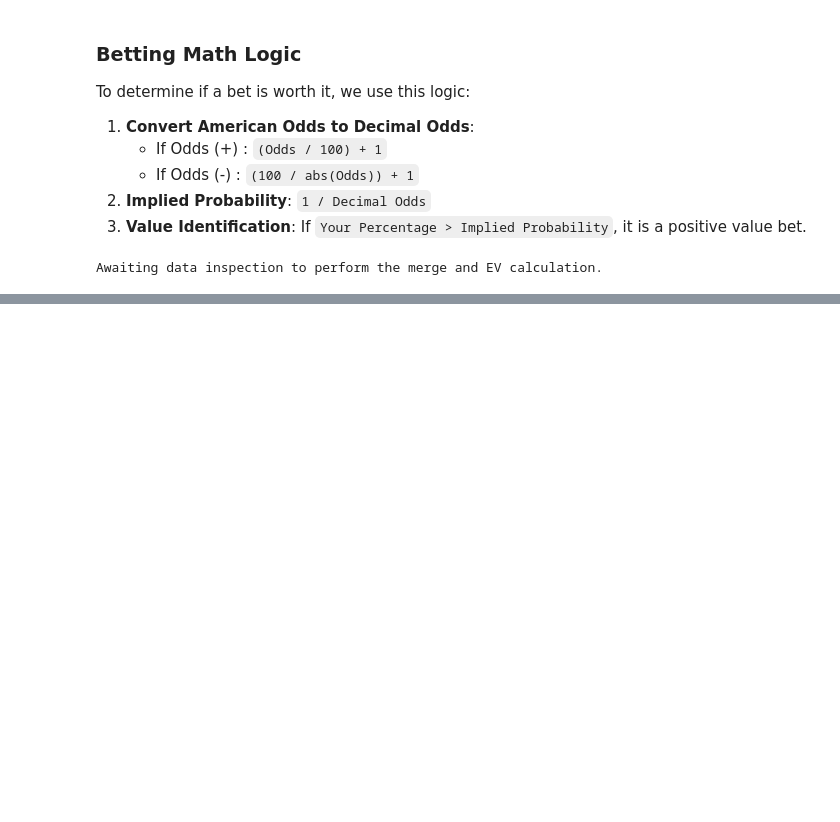
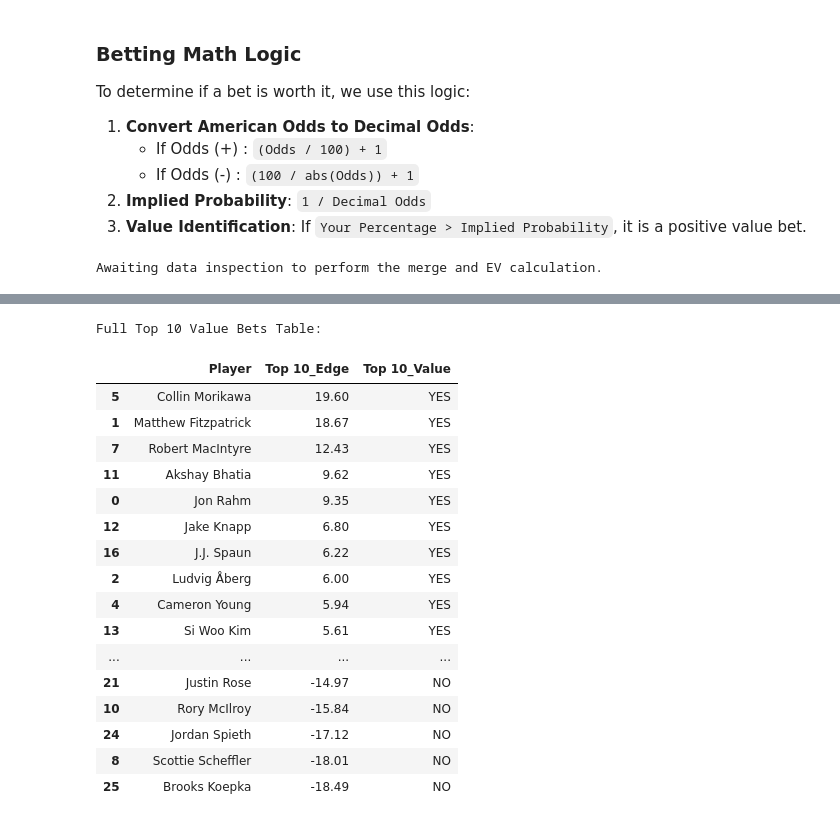
Before and after one commit to nmatthews5/GithubAction, a Jupyter notebook: Masters.ipynb, the cells around one changed output, grey strips where cells are left out. Cells and saved outputs as stored; diff of their text form; code cells hidden in the pictures; blank space fills up the shorter version.

```diff
--- a/Masters.ipynb
+++ b/Masters.ipynb
@@ -110,0 +122,24 @@ Top Value Bets for Top 20 Finish:
+# %%
+print("Full Top 10 Value Bets Table:")
+# Displaying the Player, Top 10 Edge, and the Value decision
+top10_value_df = value_df[['Player', 'Top 10_Edge', 'Top 10_Value']].sort_values(by='Top 10_Edge', ascending=False)
+display(top10_value_df)
+# %% [output]
+Full Top 10 Value Bets Table:
+|  | Player | Top 10_Edge | Top 10_Value |
+| 5 | Collin Morikawa | 19.60 | YES |
+| 1 | Matthew Fitzpatrick | 18.67 | YES |
+| 7 | Robert MacIntyre | 12.43 | YES |
+| 11 | Akshay Bhatia | 9.62 | YES |
+| 0 | Jon Rahm | 9.35 | YES |
+| 12 | Jake Knapp | 6.80 | YES |
+| 16 | J.J. Spaun | 6.22 | YES |
+| 2 | Ludvig Åberg | 6.00 | YES |
+| 4 | Cameron Young | 5.94 | YES |
+| 13 | Si Woo Kim | 5.61 | YES |
+| ... | ... | ... | ... |
+| 21 | Justin Rose | -14.97 | NO |
+| 10 | Rory McIlroy | -15.84 | NO |
+| 24 | Jordan Spieth | -17.12 | NO |
+| 8 | Scottie Scheffler | -18.01 | NO |
+| 25 | Brooks Koepka | -18.49 | NO |
```
Also changed, not shown: parts of 5 cells of this notebook.
